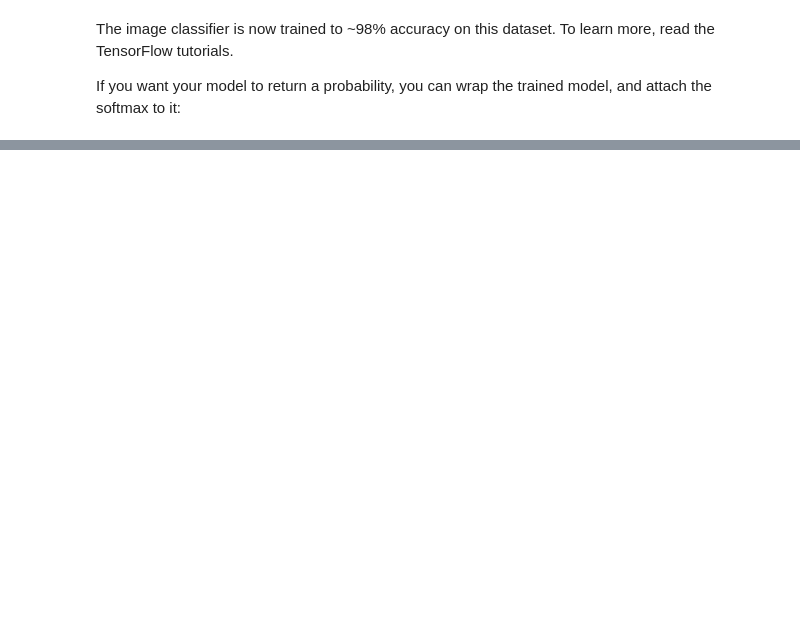
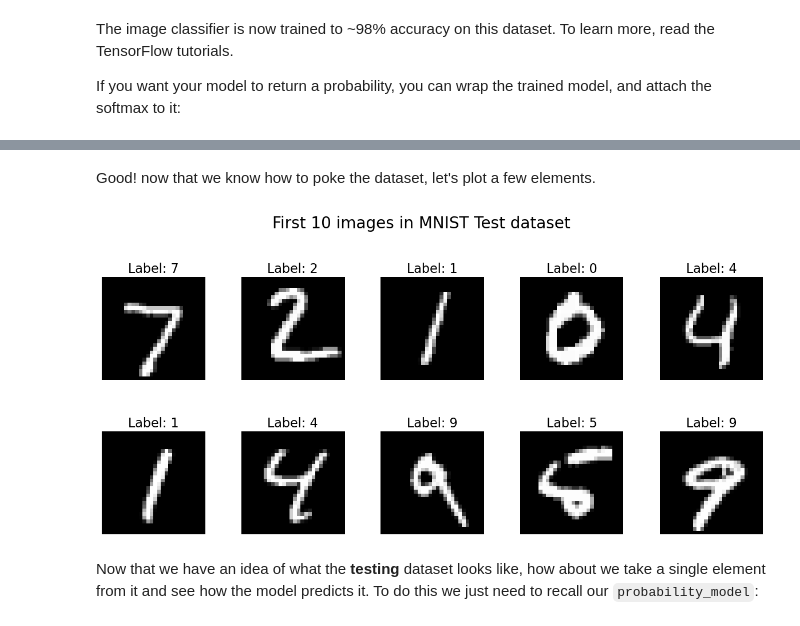
Before and after one commit to e-mts/tf-tutorials, a Jupyter notebook: mnist-intro.ipynb, the cells around one changed output, grey strips where cells are left out. Cells and saved outputs as stored; diff of their text form; code cells hidden in the pictures; blank space fills up the shorter version.

```diff
--- a/mnist-intro.ipynb
+++ b/mnist-intro.ipynb
@@ -180,0 +206,17 @@ The model has been succesfully trained with Keras as well as evaluated. Try modi
+# %% [markdown]
+Good! now that we know how to poke the dataset, let's plot a few elements.
+# %%
+fig, axs = plt.subplots(2, 5, figsize=(15, 6))
+fig.suptitle('First 10 images in MNIST Test dataset', fontsize=20)
+fig.subplots_adjust(hspace=0.5, wspace=0.3, top=0.8, bottom=0.05)
+
+for i in range(10):
+    axs[i//5, i%5].imshow(x_test[i], cmap='gray')
+    axs[i//5, i%5].set_title(f"Label: {y_test[i]}", fontsize=16)
+    axs[i//5, i%5].axis('off')
+
+plt.show()
+# %% [output]
+[figure, added]
+# %% [markdown]
+Now that we have an idea of what the **testing** dataset looks like, how about we take a single element from it and see how the model predicts it. To do this we just need to recall our `probability_model`:
```
Also changed, not shown: parts of 17 cells of this notebook, 1 other file.
